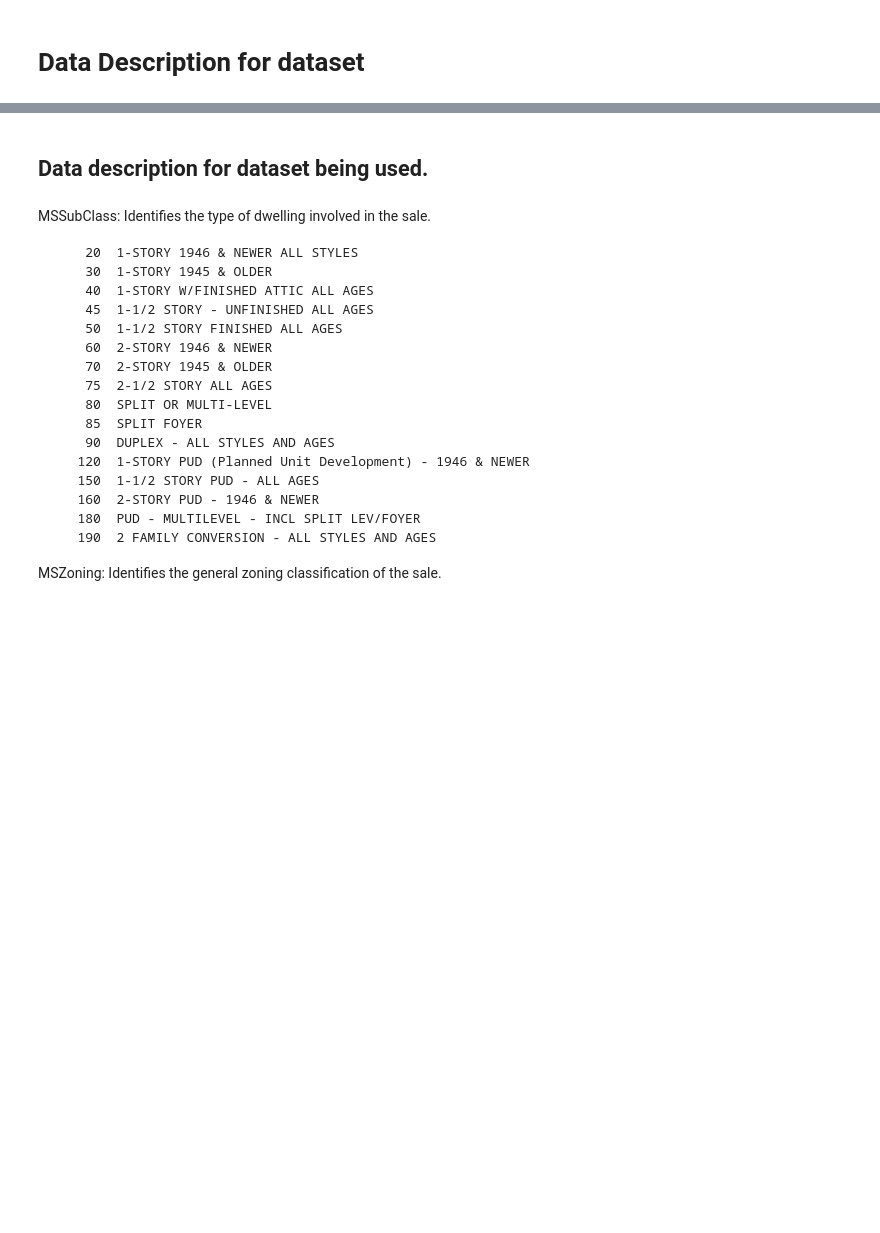
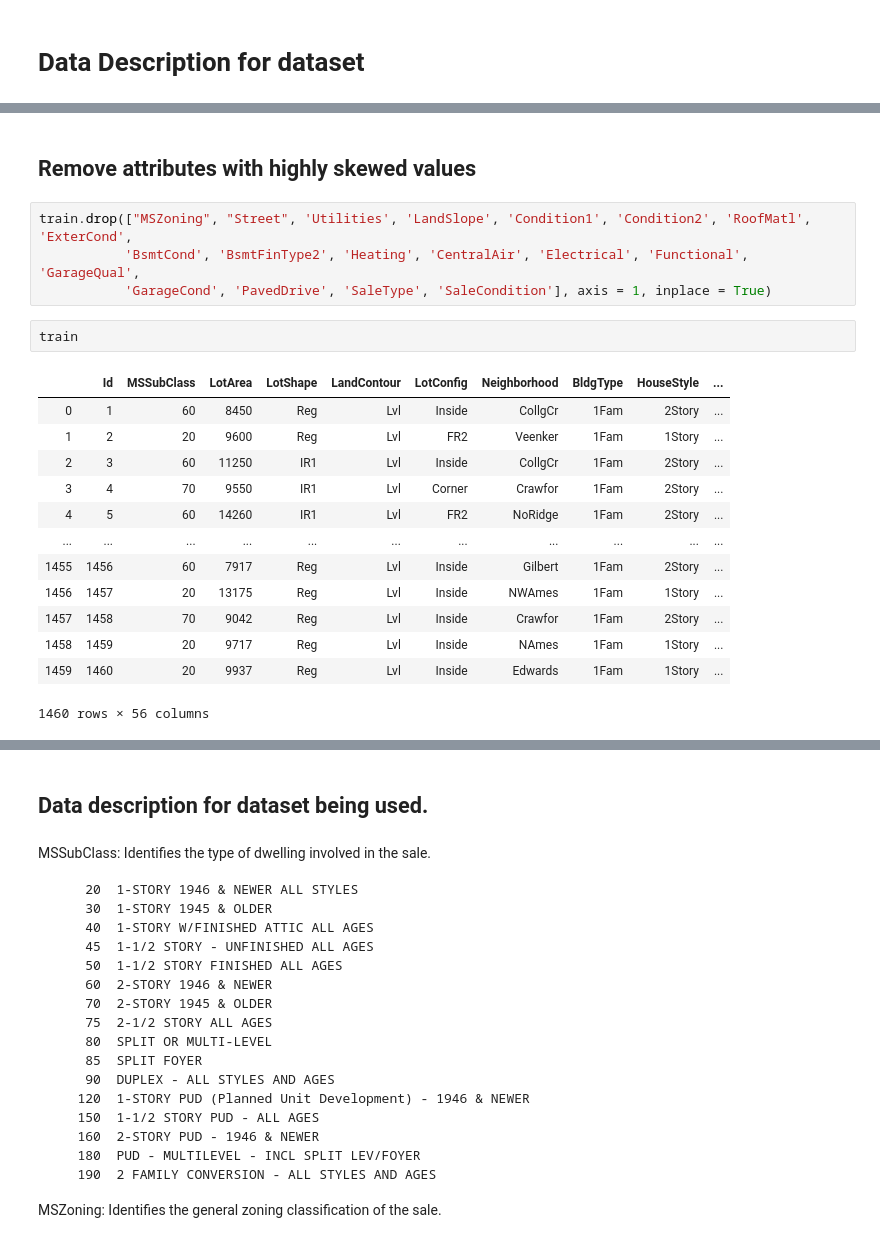
Before and after one commit to andresvii/HousingCostPredictor, a Jupyter notebook: Predictor.ipynb, the cells around one changed output, grey strips where cells are left out. Drawn from its saved outputs; the diff is of its cells as text; blank space fills up the shorter version.

```diff
--- a/Predictor.ipynb
+++ b/Predictor.ipynb
@@ -114,0 +90,22 @@ Text(0.5, 1.0, 'OverallQual')
+# %% [markdown]
+## Remove attributes with highly skewed values
+# %%
+train.drop(["MSZoning", "Street", 'Utilities', 'LandSlope', 'Condition1', 'Condition2', 'RoofMatl', 'ExterCond',
+           'BsmtCond', 'BsmtFinType2', 'Heating', 'CentralAir', 'Electrical', 'Functional', 'GarageQual',
+           'GarageCond', 'PavedDrive', 'SaleType', 'SaleCondition'], axis = 1, inplace = True)
+# %%
+train
+# %% [output]
+|  | Id | MSSubClass | LotArea | LotShape | LandContour | LotConfig | Neighborhood | BldgType | HouseStyle | ... |
+| 0 | 1 | 60 | 8450 | Reg | Lvl | Inside | CollgCr | 1Fam | 2Story | ... |
+| 1 | 2 | 20 | 9600 | Reg | Lvl | FR2 | Veenker | 1Fam | 1Story | ... |
+| 2 | 3 | 60 | 11250 | IR1 | Lvl | Inside | CollgCr | 1Fam | 2Story | ... |
+| 3 | 4 | 70 | 9550 | IR1 | Lvl | Corner | Crawfor | 1Fam | 2Story | ... |
+| 4 | 5 | 60 | 14260 | IR1 | Lvl | FR2 | NoRidge | 1Fam | 2Story | ... |
+| ... | ... | ... | ... | ... | ... | ... | ... | ... | ... | ... |
+| 1455 | 1456 | 60 | 7917 | Reg | Lvl | Inside | Gilbert | 1Fam | 2Story | ... |
+| 1456 | 1457 | 20 | 13175 | Reg | Lvl | Inside | NWAmes | 1Fam | 1Story | ... |
+| 1457 | 1458 | 70 | 9042 | Reg | Lvl | Inside | Crawfor | 1Fam | 2Story | ... |
+| 1458 | 1459 | 20 | 9717 | Reg | Lvl | Inside | NAmes | 1Fam | 1Story | ... |
+| 1459 | 1460 | 20 | 9937 | Reg | Lvl | Inside | Edwards | 1Fam | 1Story | ... |
+1460 rows × 56 columns
```
Also changed, not shown: parts of 20 cells of this notebook.
